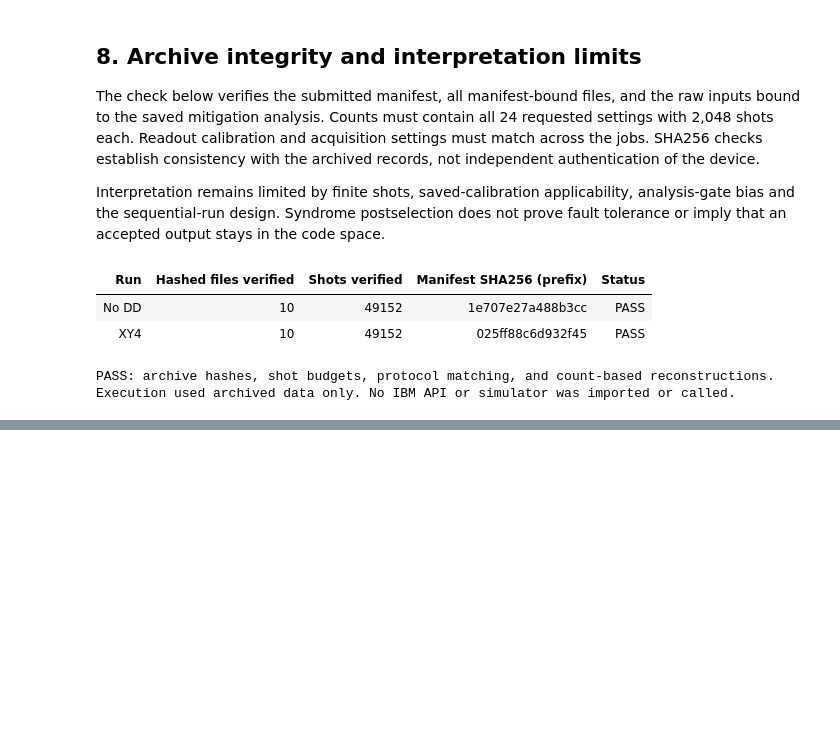
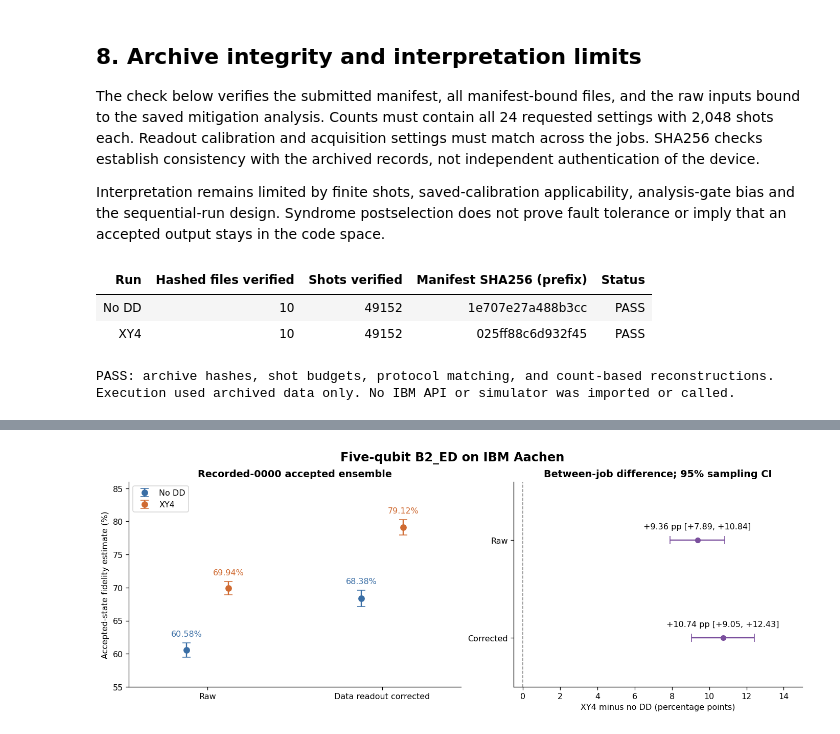
Before and after one commit to hairlessdevil/qompute-logical-magic, a Jupyter notebook: notebooks/03_ibm_aachen_hardware_results.ipynb, the cells around one changed output, grey strips where cells are left out. Saved outputs shown, nothing was run; the diff lists cells and outputs as text; code cells hidden in the pictures; blank space fills up the shorter version.

Commit message:
Record five-qubit B2_ED hardware comparison and update Markdown report

```diff
--- a/notebooks/03_ibm_aachen_hardware_results.ipynb
+++ b/notebooks/03_ibm_aachen_hardware_results.ipynb
@@ -487,0 +533,31 @@ Execution used archived data only. No IBM API or simulator was imported or calle
+# %%
+rows = []
+for label, r in five_runs.items():
+    rows.append({'Run': label, 'Raw fidelity': f"{r['fidelity'][RAW]['estimate']:.2%}",
+                 'Raw 95% interval': percent_ci(r['fidelity'][RAW]),
+                 'Data-corrected fidelity': f"{r['fidelity'][CORRECTED]['estimate']:.2%}",
+                 'Corrected 95% interval': percent_ci(r['fidelity'][CORRECTED]),
+                 'Corrected bootstrap 95%': percent_ci(r['fidelity'][CORRECTED], 'bootstrap_95_interval')})
+five_fidelity = show_table(rows)
+fig, axes = plt.subplots(1, 2, figsize=(12, 4.5), layout='constrained', gridspec_kw={'width_ratios': [1.15, 1]})
+for label, offset in [('No DD', -.12), ('XY4', .12)]:
+    values = [five_runs[label]['fidelity'][mode] for mode in [RAW, CORRECTED]]
+    y = 100*np.array([v['estimate'] for v in values])
+    err = 100*1.959964*np.array([v['standard_error'] for v in values])
+    x = np.arange(2)+offset
+    axes[0].errorbar(x, y, yerr=err, fmt='o', markersize=7, capsize=5, color=COLORS[label], label=label)
+    for xx, yy, ee in zip(x, y, err):
+        axes[0].annotate(f'{yy:.2f}%', (xx, yy+ee), xytext=(0, 8), textcoords='offset points', ha='center', color=COLORS[label])
+axes[0].set(xticks=[0,1], xticklabels=['Raw', 'Data readout corrected'], ylim=(55,86), xlim=(-.45,1.45), ylabel='Accepted-state fidelity estimate (%)', title='Recorded-0000 accepted ensemble')
+axes[0].legend(loc='upper left')
+for y, mode in [(1, RAW), (0, CORRECTED)]:
+    d = five['comparison']['fidelity'][mode]
+    point = 100*d['estimate']
+    lo, hi = 100*np.array(d['normal_95_interval'])
+    axes[1].errorbar(point, y, xerr=[[point-lo], [hi-point]], fmt='o', color='#7A4F9D', capsize=5)
+    axes[1].annotate(f'{point:+.2f} pp [{lo:+.2f}, {hi:+.2f}]', (point, y), xytext=(0, 14), textcoords='offset points', ha='center')
+axes[1].axvline(0, color='gray', ls='--', lw=1)
+axes[1].set(yticks=[0,1], yticklabels=['Corrected','Raw'], ylim=(-.5,1.6), xlim=(-.5,15), xlabel='XY4 minus no DD (percentage points)', title='Between-job difference; 95% sampling CI')
+fig.suptitle('Five-qubit B2_ED on IBM Aachen', fontsize=15, weight='bold')
+plt.show()
+# %% [output]
@@ -487,0 +567 @@ Execution used archived data only. No IBM API or simulator was imported or calle
+[figure, added]
```
Also changed, not shown: parts of 10 cells of this notebook, 41 other files.
